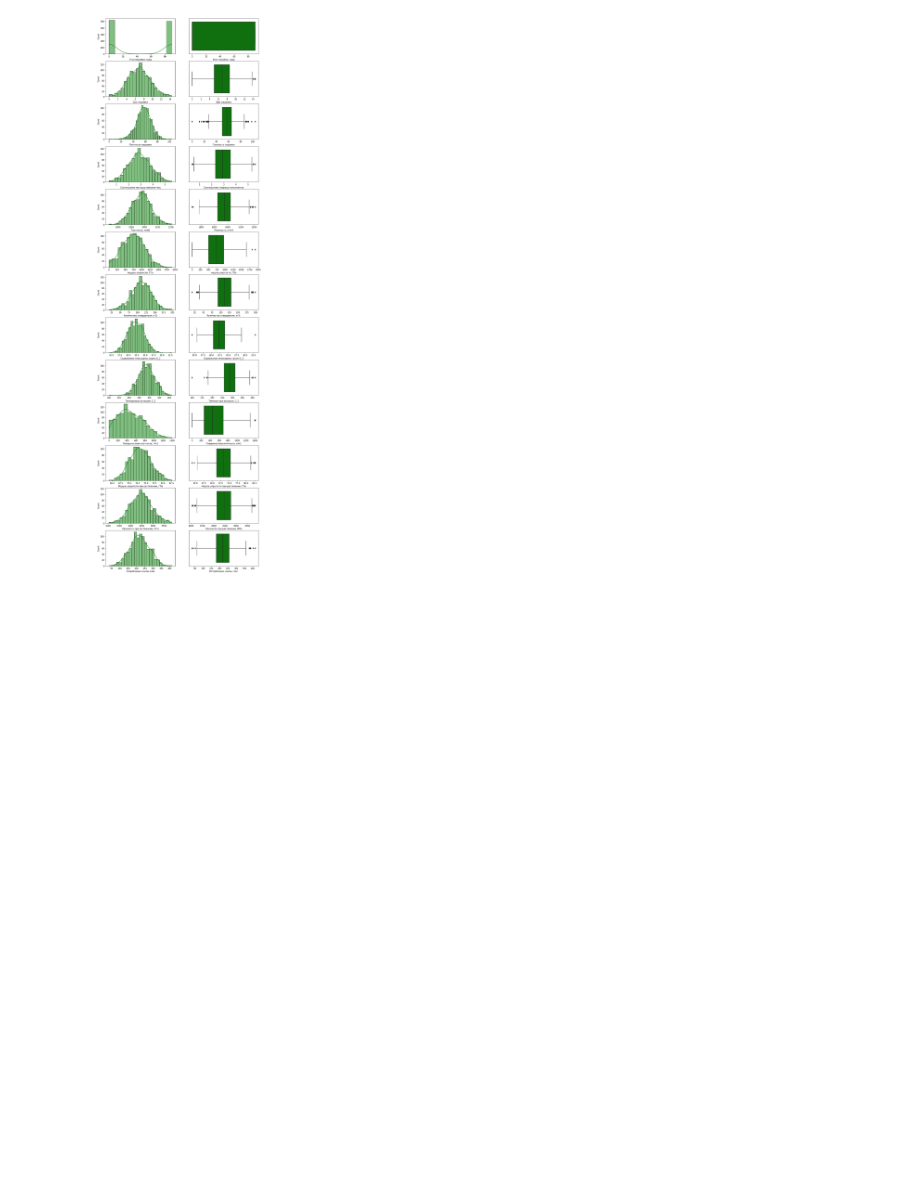
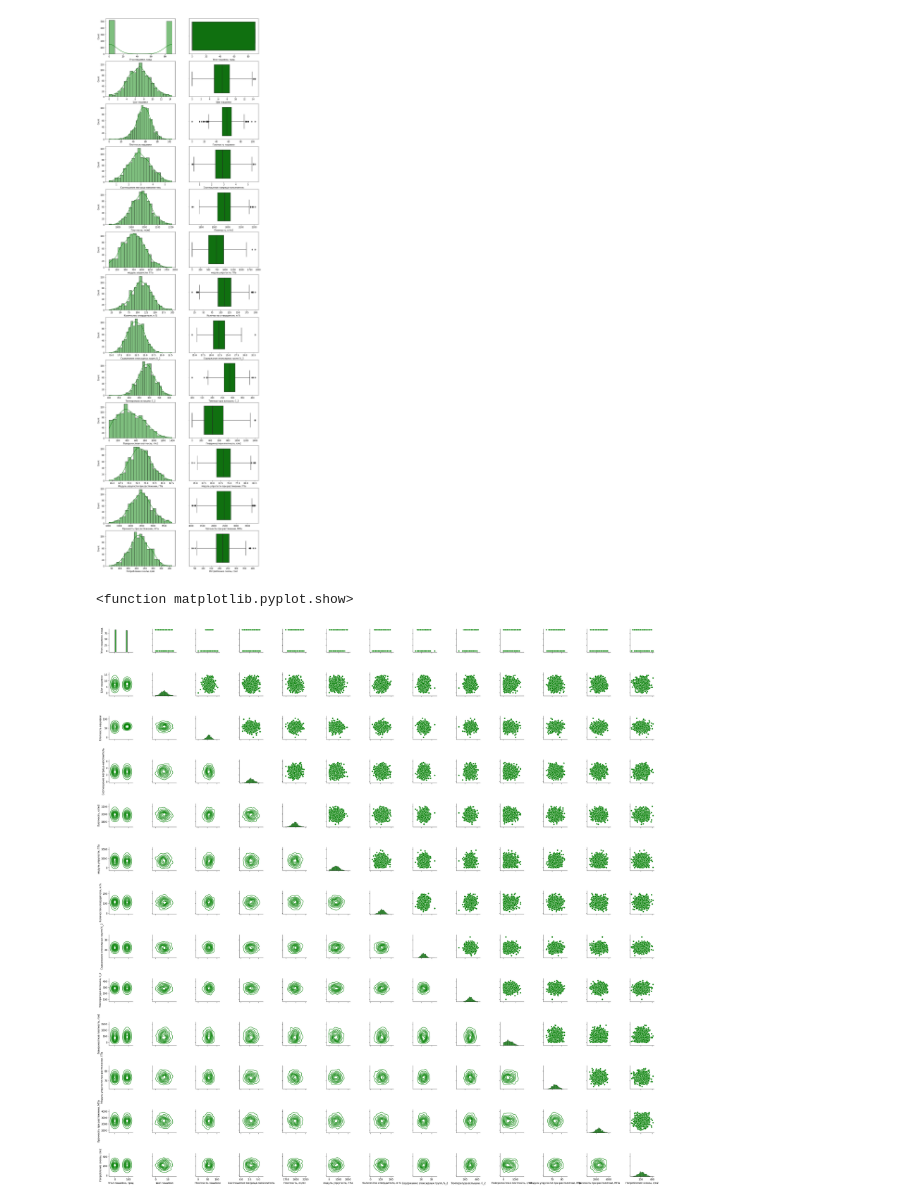
Before and after one commit to AlexeyMM84/VKR, a Jupyter notebook: VRKnew.ipynb, the cells around one changed output. Drawn from its saved outputs; the diff is of its cells as text; code cells hidden in the pictures; blank space fills up the shorter version.

```diff
--- a/VRKnew.ipynb
+++ b/VRKnew.ipynb
@@ -96,3 +96,13 @@ for k, column in enumerate(df.columns):
 plt.show()
 # %% [output]
 [figure]
+# %%
+# Построю попарные графики рассеяния
+g = sns.PairGrid(df)
+g.map_diag(sns.histplot, color ='green')
+g.map_upper(sns.scatterplot, color ='green')
+g.map_lower(sns.kdeplot, color ='green')
+plt.show
+# %% [output]
+<function matplotlib.pyplot.show>
+[figure, added]
```
